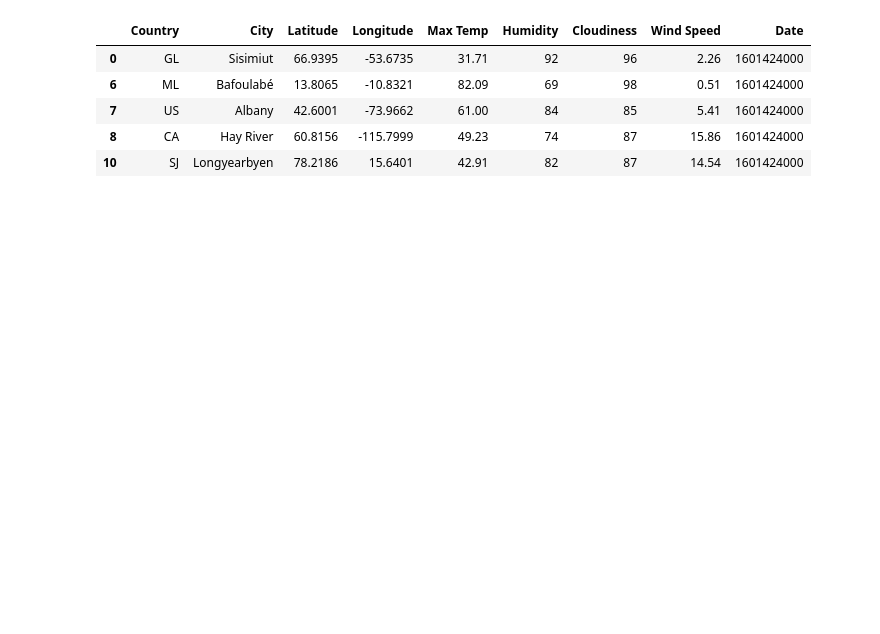
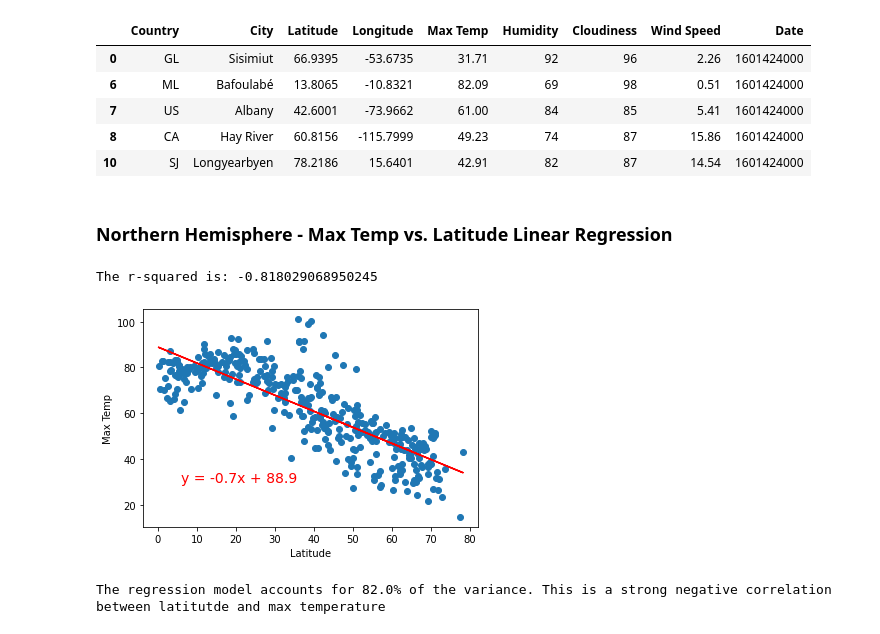
Before and after one commit to GStout17/python-api-challenge, a Jupyter notebook: WeatherPy/WeatherPy.ipynb, the cells around one changed output. Drawn from its saved outputs; the diff is of its cells as text; code cells hidden in the pictures; blank space fills up the shorter version.

Commit message:
Added norther/southern max temp vs latitude linear regression

```diff
--- a/WeatherPy/WeatherPy.ipynb
+++ b/WeatherPy/WeatherPy.ipynb
@@ -308,3 +316,17 @@ northlat_df.head()
 | 7 | US | Albany | 42.6001 | -73.9662 | 61.00 | 84 | 85 | 5.41 | 1601424000 |
 | 8 | CA | Hay River | 60.8156 | -115.7999 | 49.23 | 74 | 87 | 15.86 | 1601424000 |
 | 10 | SJ | Longyearbyen | 78.2186 | 15.6401 | 42.91 | 82 | 87 | 14.54 | 1601424000 |
+# %% [markdown]
+###  Northern Hemisphere - Max Temp vs. Latitude Linear Regression
+# %%
+x_values = northlat_df["Latitude"]
+y_values = northlat_df["Max Temp"]
+plot_linear_regression(x_values,y_values,'Max Temp',(6,30))
+
+print("The regression model accounts for 82.0% of the variance. This is a strong negative correlation between latitutde and max temperature ")
+
+#plt.savefig('northerntemplat')
+# %% [output]
+The r-squared is: -0.818029068950245
+[figure, added]
+The regression model accounts for 82.0% of the variance. This is a strong negative correlation between latitutde and max temperature
```
Also changed, not shown: parts of 5 cells of this notebook.
